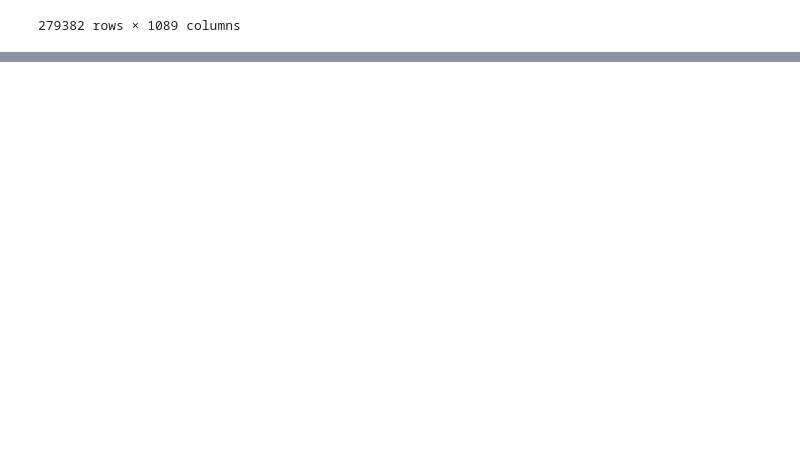
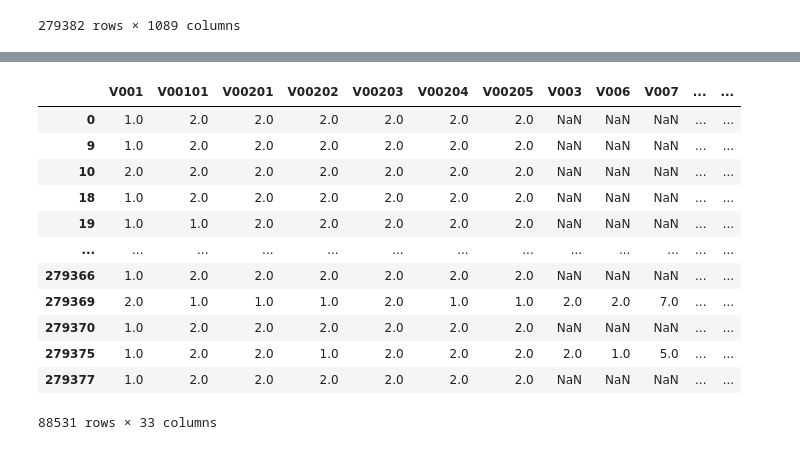
Before and after one commit to cassioHilario/DomHelder, a Jupyter notebook: DataScience/article/test.ipynb, the cells around one changed output, grey strips where cells are left out. Cells and saved outputs as stored; diff of their text form; code cells hidden in the pictures; blank space fills up the shorter version.

```diff
--- a/DataScience/article/test.ipynb
+++ b/DataScience/article/test.ipynb
@@ -57,0 +75,17 @@ dicionario.to_csv('Dicionario/PNS2019.csv', encoding='utf-8')
+# %%
+violencia = v[['C008','C009','C011','V001','V00101','V00201','V00202','V00203','V00204','V00205','V003','V006','V007','V01401','V01402','V01403','V01404','V01405','V015','V018','V019','V02701','V02702','V02801','V02802','V029','V032','V033','V034','V03501','V03502','V03503','V036','V037','V038','V039']]
+violencia
+# %% [output]
+|  | V001 | V00101 | V00201 | V00202 | V00203 | V00204 | V00205 | V003 | V006 | V007 | ... | ... |
+| 0 | 1.0 | 2.0 | 2.0 | 2.0 | 2.0 | 2.0 | 2.0 | NaN | NaN | NaN | ... | ... |
+| 9 | 1.0 | 2.0 | 2.0 | 2.0 | 2.0 | 2.0 | 2.0 | NaN | NaN | NaN | ... | ... |
+| 10 | 2.0 | 2.0 | 2.0 | 2.0 | 2.0 | 2.0 | 2.0 | NaN | NaN | NaN | ... | ... |
+| 18 | 1.0 | 2.0 | 2.0 | 2.0 | 2.0 | 2.0 | 2.0 | NaN | NaN | NaN | ... | ... |
+| 19 | 1.0 | 1.0 | 2.0 | 2.0 | 2.0 | 2.0 | 2.0 | NaN | NaN | NaN | ... | ... |
+| ... | ... | ... | ... | ... | ... | ... | ... | ... | ... | ... | ... | ... |
+| 279366 | 1.0 | 2.0 | 2.0 | 2.0 | 2.0 | 2.0 | 2.0 | NaN | NaN | NaN | ... | ... |
+| 279369 | 2.0 | 1.0 | 1.0 | 1.0 | 2.0 | 1.0 | 1.0 | 2.0 | 2.0 | 7.0 | ... | ... |
+| 279370 | 1.0 | 2.0 | 2.0 | 2.0 | 2.0 | 2.0 | 2.0 | NaN | NaN | NaN | ... | ... |
+| 279375 | 1.0 | 2.0 | 2.0 | 1.0 | 2.0 | 2.0 | 2.0 | 2.0 | 1.0 | 5.0 | ... | ... |
+| 279377 | 1.0 | 2.0 | 2.0 | 2.0 | 2.0 | 2.0 | 2.0 | NaN | NaN | NaN | ... | ... |
+88531 rows × 33 columns
```
Also changed, not shown: parts of 1 cell of this notebook, 3 other files.
